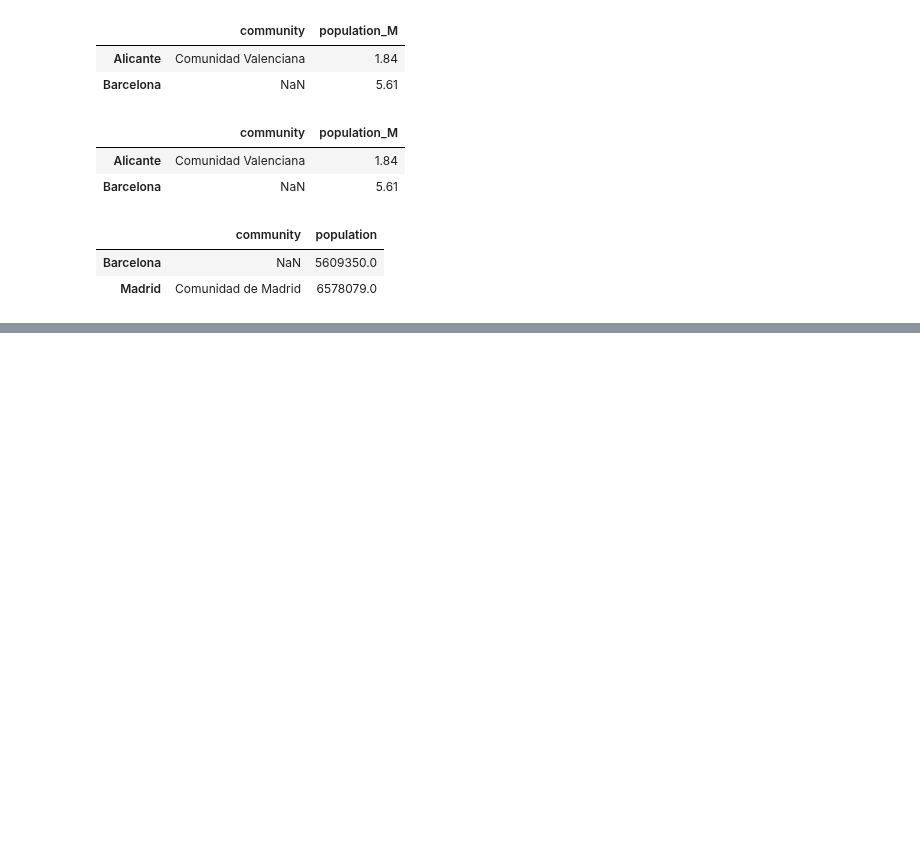
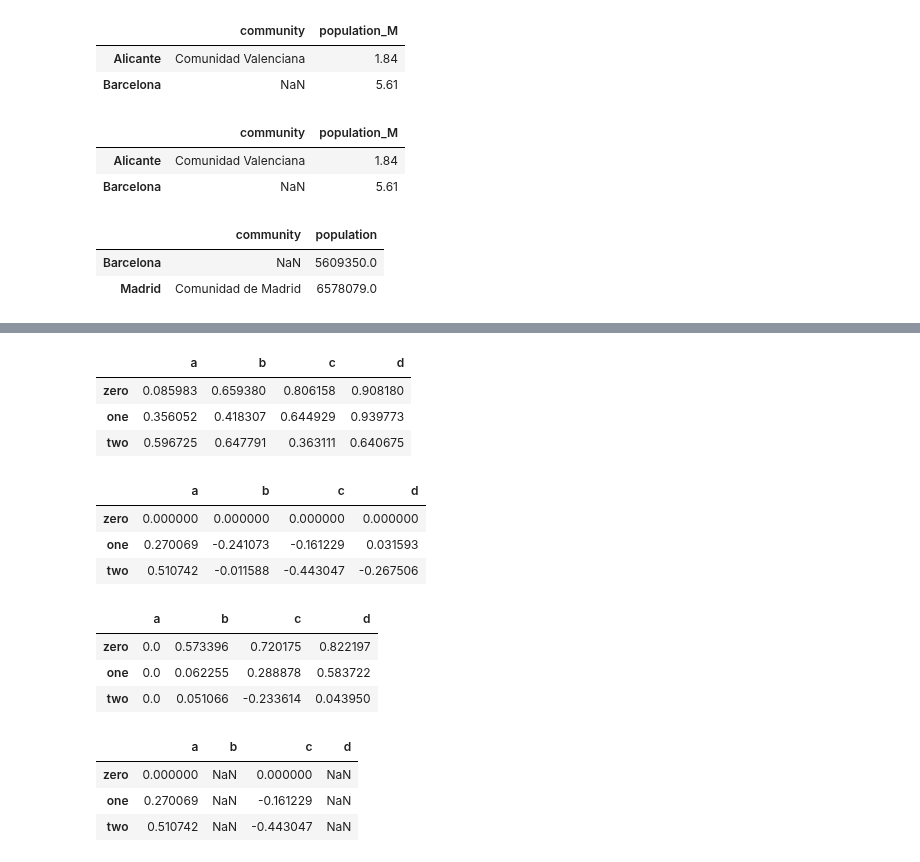
Before and after one commit to pyjaime/python3-101, a Jupyter notebook: python3_pandas_es.ipynb, the cells around one changed output, grey strips where cells are left out. Drawn from its saved outputs; the diff is of its cells as text; code cells hidden in the pictures; blank space fills up the shorter version.

Commit message:
Add operations to pandas notebook

```diff
--- a/python3_pandas_es.ipynb
+++ b/python3_pandas_es.ipynb
@@ -361,0 +381,33 @@ provinces.loc[provinces.population_M > 4, ['community', 'population']]
+# %%
+# Ejemplo
+df = pd.DataFrame(np.random.rand(3, 4), columns=['a', 'b', 'c', 'd'], index=['zero', 'one', 'two'])
+df
+# %% [output]
+|  | a | b | c | d |
+| zero | 0.085983 | 0.659380 | 0.806158 | 0.908180 |
+| one | 0.356052 | 0.418307 | 0.644929 | 0.939773 |
+| two | 0.596725 | 0.647791 | 0.363111 | 0.640675 |
+# %%
+# Las operaciones por defecto con DataFrames se realizan por filas
+df - df.loc['zero']
+# %% [output]
+|  | a | b | c | d |
+| zero | 0.000000 | 0.000000 | 0.000000 | 0.000000 |
+| one | 0.270069 | -0.241073 | -0.161229 | 0.031593 |
+| two | 0.510742 | -0.011588 | -0.443047 | -0.267506 |
+# %%
+# Si queremos operar por columna, usamos los métodos de Pandas en lugar de los operadores, para poder especificar axis
+df.sub(df['a'], axis=0)
+# %% [output]
+|  | a | b | c | d |
+| zero | 0.0 | 0.573396 | 0.720175 | 0.822197 |
+| one | 0.0 | 0.062255 | 0.288878 | 0.583722 |
+| two | 0.0 | 0.051066 | -0.233614 | 0.043950 |
+# %%
+# Ejemplo restando a un DataFrame parte del mismo. Los índices se conservan, pero aparece NaN donde no coincidían
+df - df.iloc[0, ::2]
+# %% [output]
+|  | a | b | c | d |
+| zero | 0.000000 | NaN | 0.000000 | NaN |
+| one | 0.270069 | NaN | -0.161229 | NaN |
+| two | 0.510742 | NaN | -0.443047 | NaN |
```
Also changed, not shown: parts of 2 cells of this notebook.
